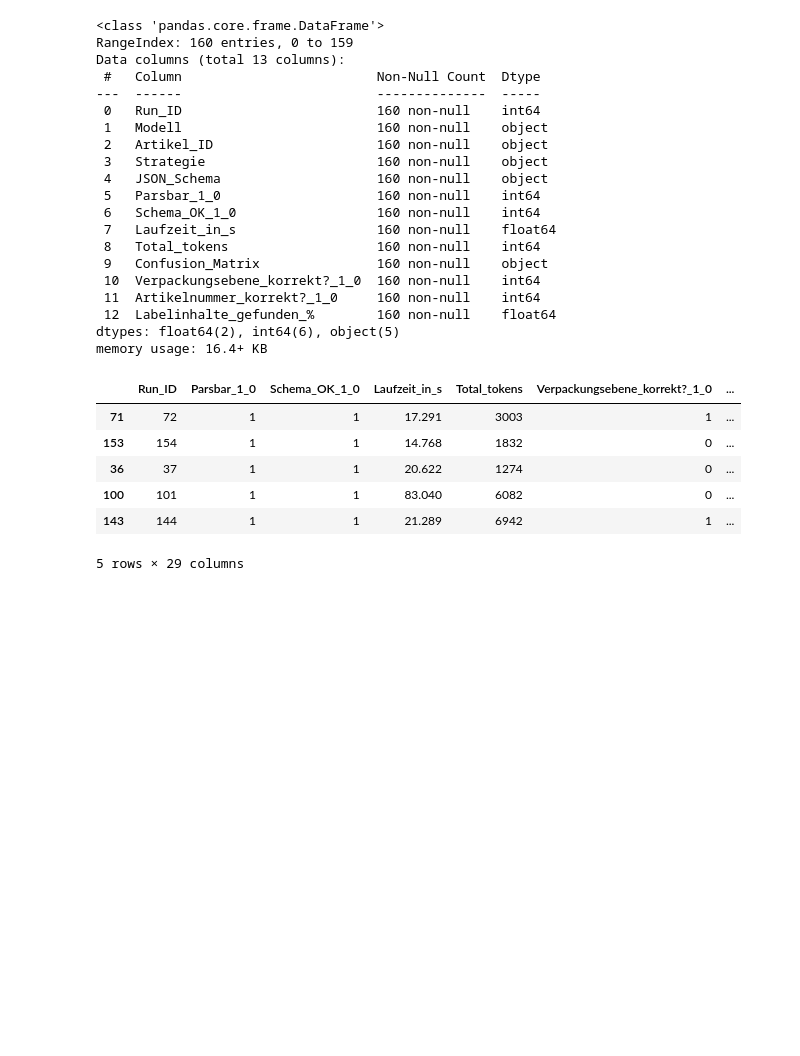
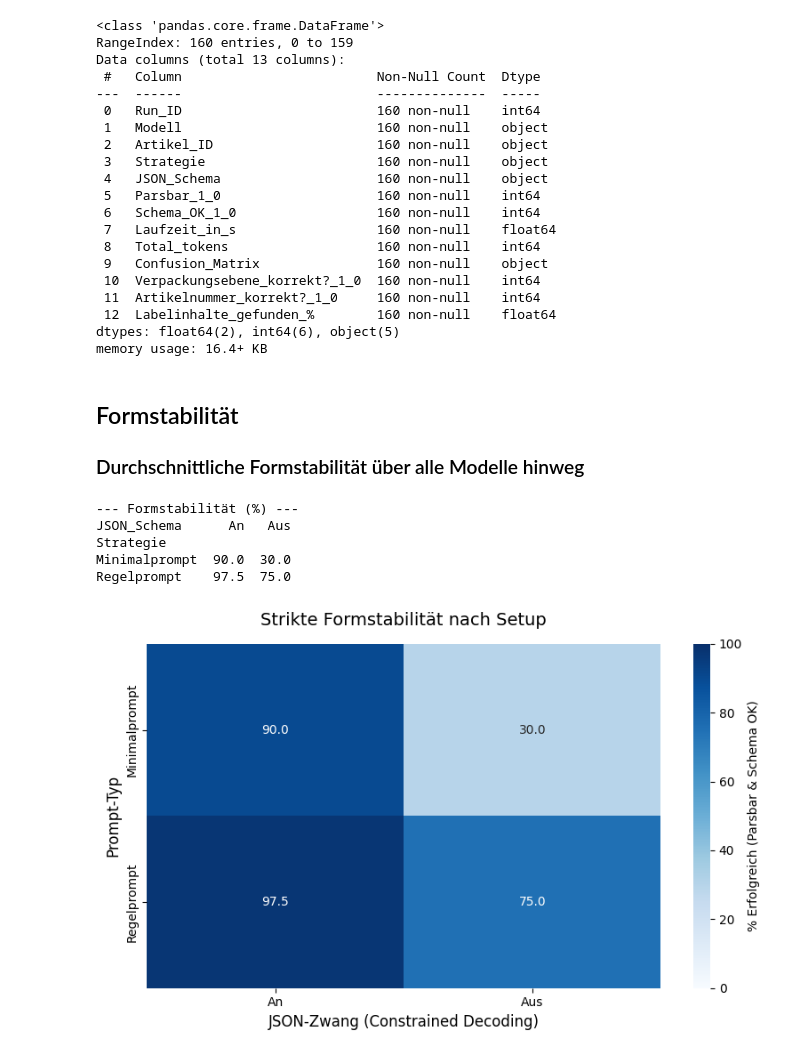
Before and after one commit to ossj-dev/wv_prototyp, a Jupyter notebook: study/auswertung_01.ipynb, the cells around one changed output. Cells and saved outputs as stored; diff of their text form; code cells hidden in the pictures; blank space fills up the shorter version.

```diff
--- a/study/auswertung_01.ipynb
+++ b/study/auswertung_01.ipynb
@@ -51,14 +53,59 @@ dtypes: float64(2), int64(6), object(5)
 memory usage: 16.4+ KB
 # %%
 # One-Hot-Encoding
-df_encoded = pd.get_dummies(df, columns=['Modell', 'Artikel_ID', 'Strategie', 'JSON_Schema', 'Confusion_Matrix'], dtype=int)
+# df_encoded = pd.get_dummies(df, columns=['Modell', 'Artikel_ID', 'Strategie', 'JSON_Schema', 'Confusion_Matrix'], dtype=int)
 
-df_encoded.sample(5)
+# df_encoded.sample(5)
-# %% [output]
-|  | Run_ID | Parsbar_1_0 | Schema_OK_1_0 | Laufzeit_in_s | Total_tokens | Verpackungsebene_korrekt?_1_0 | ... |
-| 71 | 72 | 1 | 1 | 17.291 | 3003 | 1 | ... |
-| 153 | 154 | 1 | 1 | 14.768 | 1832 | 0 | ... |
-| 36 | 37 | 1 | 1 | 20.622 | 1274 | 0 | ... |
-| 100 | 101 | 1 | 1 | 83.040 | 6082 | 0 | ... |
-| 143 | 144 | 1 | 1 | 21.289 | 6942 | 1 | ... |
-5 rows × 29 columns
+# %% [markdown]
+## Formstabilität
+
+### Durchschnittliche Formstabilität über alle Modelle hinweg
+# %%
+# ==========================================
+# 1. Daten aggregieren (Pivot-Tabellen)
+# ==========================================
+# Wir berechnen den Durchschnitt (mean) und nehmen ihn mal 100 für die Prozent-Darstellung
+
+df['formstabil_gesamt'] = (df['Parsbar_1_0'] == 1) & (df['Schema_OK_1_0'] == 1)
+
+# Pivot-Tabelle für Parsbarkeit
+pivot_form = df.pivot_table(
+    index='Strategie',
+    columns='JSON_Schema',
+    values='formstabil_gesamt',
+    aggfunc='mean'
+) * 100
+
+
+# Zeige die Tabellen in der Konsole an
+print("--- Formstabilität (%) ---")
+print(pivot_form)
+
+# ==========================================
+# 2. Visualisierung mit Seaborn (Heatmaps)
+# ==========================================
+
+plt.figure(figsize=(8, 5))
+
+sns.heatmap(
+    pivot_form,
+    annot=True,
+    fmt=".1f",
+    cmap="Blues",
+    vmin=0, vmax=100,
+    cbar_kws={'label': '% Erfolgreich (Parsbar & Schema OK)'}
+)
+
+plt.title('Strikte Formstabilität nach Setup', fontsize=14, pad=15)
+plt.xlabel('JSON-Zwang (Constrained Decoding)', fontsize=12)
+plt.ylabel('Prompt-Typ', fontsize=12)
+
+plt.tight_layout()
+plt.show()
+# %% [output]
+--- Formstabilität (%) ---
+JSON_Schema      An   Aus
+Strategie
+Minimalprompt  90.0  30.0
+Regelprompt    97.5  75.0
+[figure, added]
```
Also changed, not shown: parts of 12 cells of this notebook, 1 other file.
